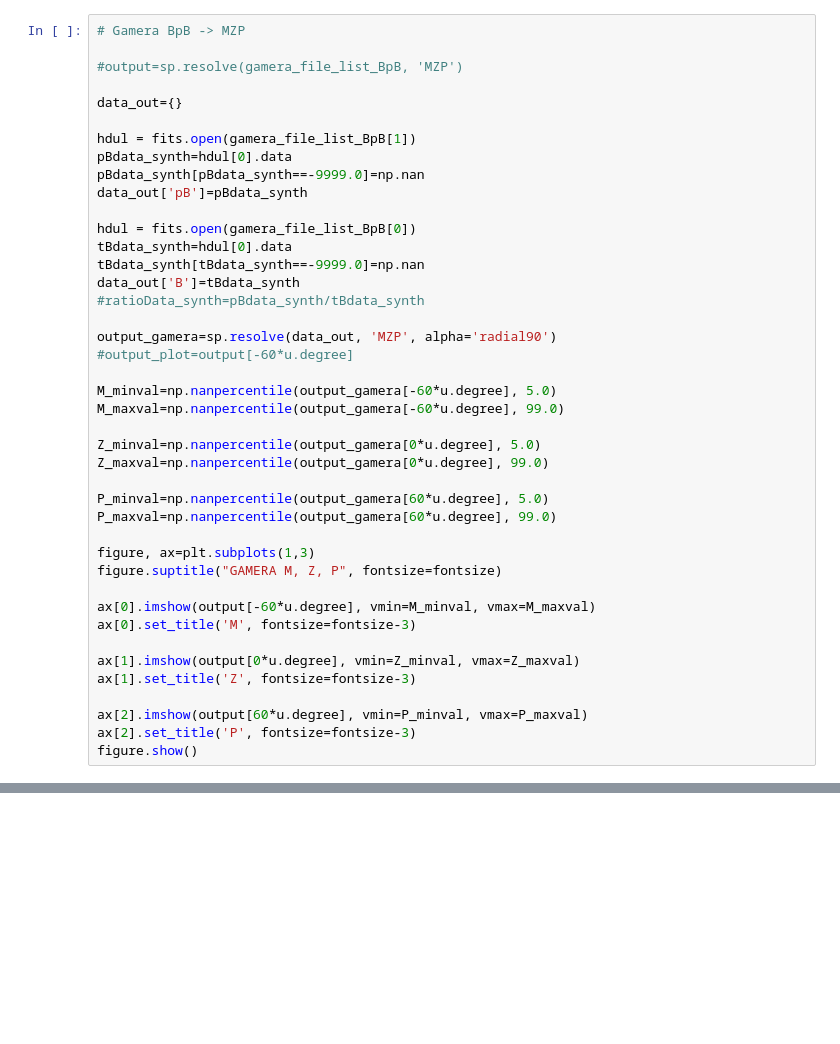
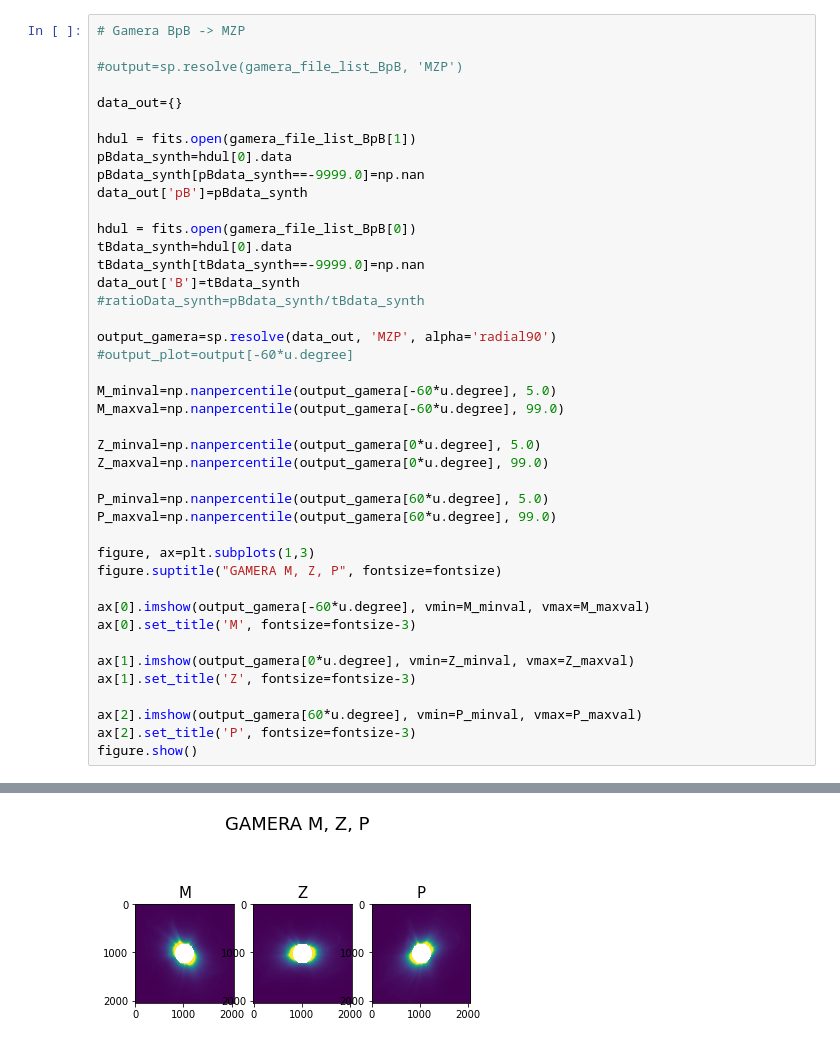
Before and after one commit to punch-mission/solpolpy, a Jupyter notebook: docsjn/testingSolpolpy.ipynb, the cells around one changed output, grey strips where cells are left out. Drawn from its saved outputs; the diff is of its cells as text; blank space fills up the shorter version.

```diff
--- a/docsjn/testingSolpolpy.ipynb
+++ b/docsjn/testingSolpolpy.ipynb
@@ -138,13 +138,13 @@ P_maxval=np.nanpercentile(output_gamera[60*u.degree], 99.0)
 figure, ax=plt.subplots(1,3)
 figure.suptitle("GAMERA M, Z, P", fontsize=fontsize)
 
-ax[0].imshow(output[-60*u.degree], vmin=M_minval, vmax=M_maxval)
+ax[0].imshow(output_gamera[-60*u.degree], vmin=M_minval, vmax=M_maxval)
 ax[0].set_title('M', fontsize=fontsize-3)
 
-ax[1].imshow(output[0*u.degree], vmin=Z_minval, vmax=Z_maxval)
+ax[1].imshow(output_gamera[0*u.degree], vmin=Z_minval, vmax=Z_maxval)
 ax[1].set_title('Z', fontsize=fontsize-3)
 
-ax[2].imshow(output[60*u.degree], vmin=P_minval, vmax=P_maxval)
+ax[2].imshow(output_gamera[60*u.degree], vmin=P_minval, vmax=P_maxval)
 ax[2].set_title('P', fontsize=fontsize-3)
 figure.show()
 # %% [output]
@@ -153,3 +151,4 @@ figure.show()
+[figure, added]
 # %%
 # GaMERA MZP -> BpB
 output2=sp.resolve(output_gamera, 'BpB')
```
Also changed, not shown: parts of 7 cells of this notebook.
